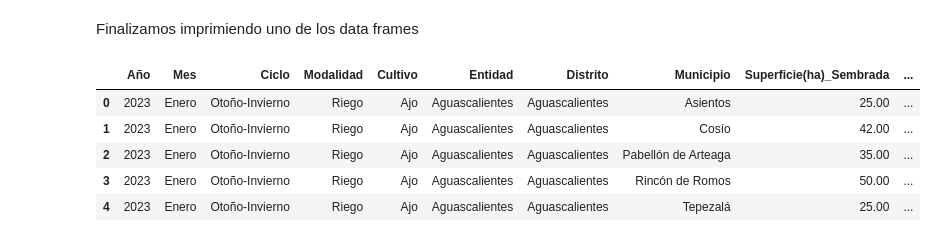
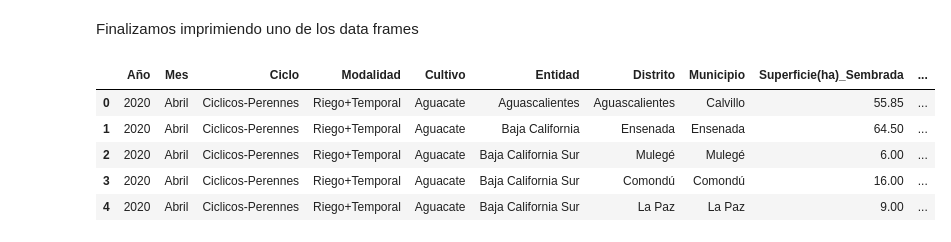
Before and after one commit to ProyectosMCD/RedBAMX, a Jupyter notebook: descarga/descarga_Datos_Avance_Siembras_Cosechas_SIAP.ipynb, the cells around one changed output. Cells and saved outputs as stored; diff of their text form; code cells hidden in the pictures.

Commit message:
limpieza, descarga actualizacion y principio de eda de DASC SIAP

```diff
--- a/descarga/descarga_Datos_Avance_Siembras_Cosechas_SIAP.ipynb
+++ b/descarga/descarga_Datos_Avance_Siembras_Cosechas_SIAP.ipynb
@@ -377,15 +390,15 @@ Número de archivos csv creados: 4
 # %% [markdown]
 Finalizamos imprimiendo uno de los data frames
 # %%
-df_temp = pd.read_csv("datosSIAP/2023_Enero_Otoño-Invierno_Riego_Ajo.csv")
+df_temp = pd.read_csv("datosSIAP/2020_Abril_Ciclicos-Perennes_Riego+Temporal_Aguacate.csv")
 df_temp.head()
 # %% [output]
 |  | Año | Mes | Ciclo | Modalidad | Cultivo | Entidad | Distrito | Municipio | Superficie(ha)_Sembrada | ... |
-| 0 | 2023 | Enero | Otoño-Invierno | Riego | Ajo | Aguascalientes | Aguascalientes | Asientos | 25.00 | ... |
-| 1 | 2023 | Enero | Otoño-Invierno | Riego | Ajo | Aguascalientes | Aguascalientes | Cosío | 42.00 | ... |
-| 2 | 2023 | Enero | Otoño-Invierno | Riego | Ajo | Aguascalientes | Aguascalientes | Pabellón de Arteaga | 35.00 | ... |
-| 3 | 2023 | Enero | Otoño-Invierno | Riego | Ajo | Aguascalientes | Aguascalientes | Rincón de Romos | 50.00 | ... |
-| 4 | 2023 | Enero | Otoño-Invierno | Riego | Ajo | Aguascalientes | Aguascalientes | Tepezalá | 25.00 | ... |
+| 0 | 2020 | Abril | Ciclicos-Perennes | Riego+Temporal | Aguacate | Aguascalientes | Aguascalientes | Calvillo | 55.85 | ... |
+| 1 | 2020 | Abril | Ciclicos-Perennes | Riego+Temporal | Aguacate | Baja California | Ensenada | Ensenada | 64.50 | ... |
+| 2 | 2020 | Abril | Ciclicos-Perennes | Riego+Temporal | Aguacate | Baja California Sur | Mulegé | Mulegé | 6.00 | ... |
+| 3 | 2020 | Abril | Ciclicos-Perennes | Riego+Temporal | Aguacate | Baja California Sur | Comondú | Comondú | 16.00 | ... |
+| 4 | 2020 | Abril | Ciclicos-Perennes | Riego+Temporal | Aguacate | Baja California Sur | La Paz | La Paz | 9.00 | ... |
 # %%
 # Cerramos el sistema logging
 logging.shutdown()
```
Also changed, not shown: parts of 2 cells of this notebook, 2 other files.
